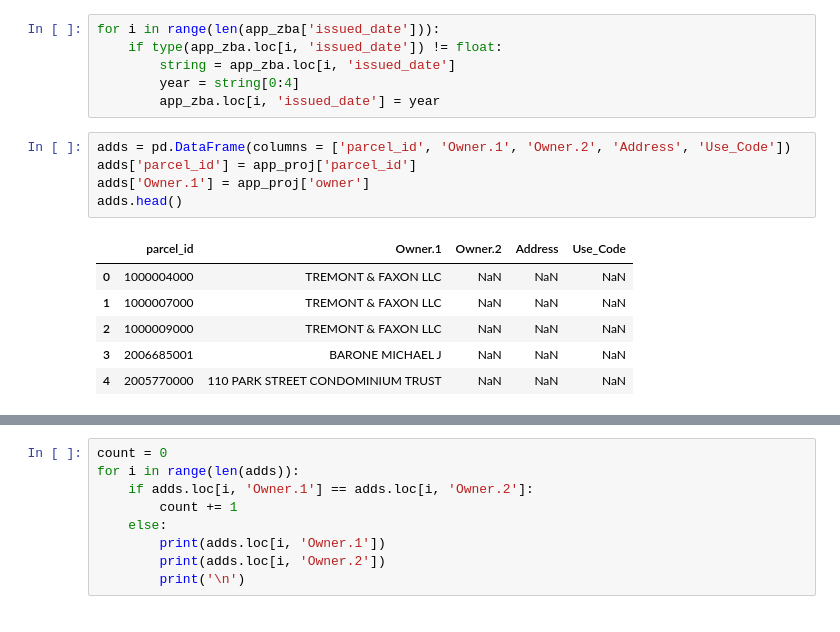
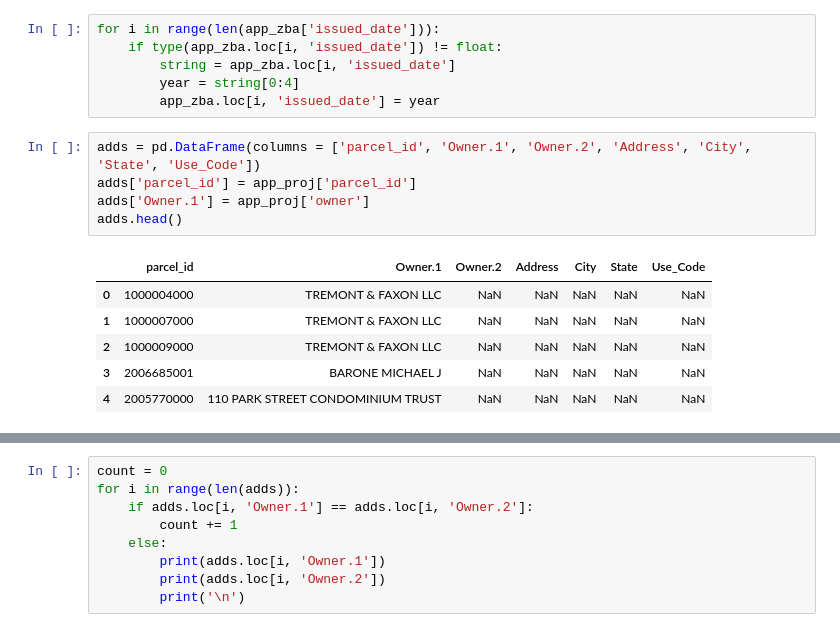
Before and after one commit to yagevlevi/BaystateBanner_Spark, a Jupyter notebook: Real Estate/Approved_Proj_And_ZBA_Link_To_Prop_Assessments.ipynb, the cells around one changed output, grey strips where cells are left out. Cells and saved outputs as stored; diff of their text form.

```diff
--- a/Real Estate/Approved_Proj_And_ZBA_Link_To_Prop_Assessments.ipynb
+++ b/Real Estate/Approved_Proj_And_ZBA_Link_To_Prop_Assessments.ipynb
@@ -19,17 +19,17 @@ for i in range(len(app_zba['issued_date'])):
         year = string[0:4]
         app_zba.loc[i, 'issued_date'] = year
 # %%
-adds = pd.DataFrame(columns = ['parcel_id', 'Owner.1', 'Owner.2', 'Address', 'Use_Code'])
+adds = pd.DataFrame(columns = ['parcel_id', 'Owner.1', 'Owner.2', 'Address', 'City', 'State', 'Use_Code'])
 adds['parcel_id'] = app_proj['parcel_id']
 adds['Owner.1'] = app_proj['owner']
 adds.head()
 # %% [output]
-|  | parcel_id | Owner.1 | Owner.2 | Address | Use_Code |
-| 0 | 1000004000 | TREMONT & FAXON LLC | NaN | NaN | NaN |
-| 1 | 1000007000 | TREMONT & FAXON LLC | NaN | NaN | NaN |
-| 2 | 1000009000 | TREMONT & FAXON LLC | NaN | NaN | NaN |
-| 3 | 2006685001 | BARONE MICHAEL J | NaN | NaN | NaN |
-| 4 | 2005770000 | 110 PARK STREET CONDOMINIUM TRUST | NaN | NaN | NaN |
+|  | parcel_id | Owner.1 | Owner.2 | Address | City | State | Use_Code |
+| 0 | 1000004000 | TREMONT & FAXON LLC | NaN | NaN | NaN | NaN | NaN |
+| 1 | 1000007000 | TREMONT & FAXON LLC | NaN | NaN | NaN | NaN | NaN |
+| 2 | 1000009000 | TREMONT & FAXON LLC | NaN | NaN | NaN | NaN | NaN |
+| 3 | 2006685001 | BARONE MICHAEL J | NaN | NaN | NaN | NaN | NaN |
+| 4 | 2005770000 | 110 PARK STREET CONDOMINIUM TRUST | NaN | NaN | NaN | NaN | NaN |
 # %%
 pa_21 = pd.read_csv('Property Assesments/property-assessment-fy2021.csv')
 pa_21 = pa_21.astype({"PID": str})
```
Also changed, not shown: parts of 3 cells of this notebook, 42 other files.
